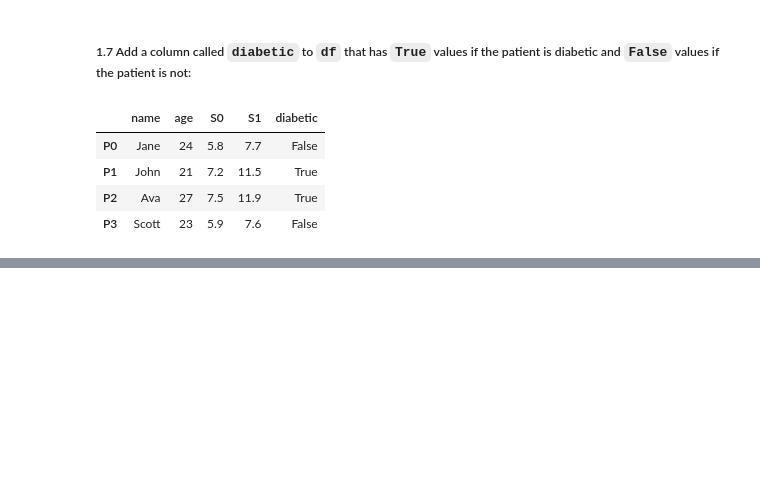
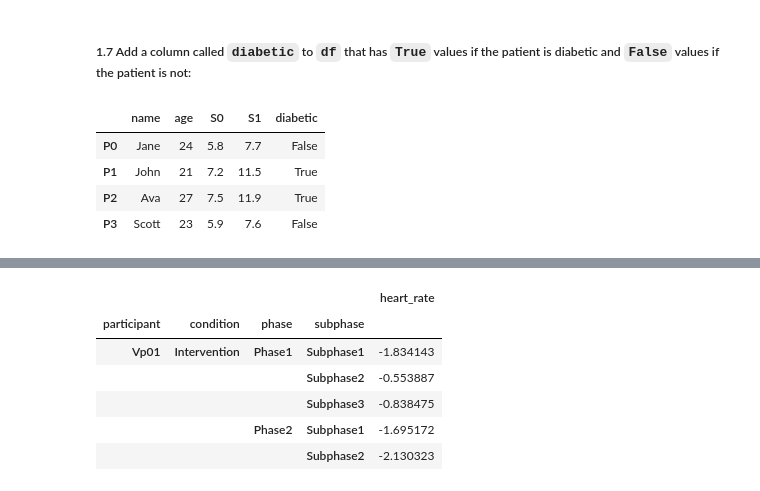
Before and after one commit to digikolleg-data-science-psychology/ads_exercise, a Jupyter notebook: course_directory/ads_exercise/source/07_pandas/07_pandas.ipynb, the cells around one changed output, grey strips where cells are left out. Saved outputs shown, nothing was run; the diff lists cells and outputs as text; code cells hidden in the pictures; blank space fills up the shorter version.

```diff
--- a/course_directory/ads_exercise/source/07_pandas/07_pandas.ipynb
+++ b/course_directory/ads_exercise/source/07_pandas/07_pandas.ipynb
@@ -298,32 +336,38 @@ assert True
 # %%
 subphases = {
     "Subphase1": {"start": 0, "stop": 49},
     "Subphase2": {"start": 50, "stop": 289},
     "Subphase3": {"start": 290, "stop": -1}
 }
 drop_participants = ["Vp07", "Vp22"]
 
 ### BEGIN SOLUTION
 data_all = pd.DataFrame()
 
 for phase in data_hr.keys():
     data = data_hr[phase]
     data = drop_cols(data, drop_participants)
 
     for subphase in subphases.keys():
         data_sub = data.iloc[subphases[subphase]["start"] : subphases[subphase]["stop"]]
 
         data_mean = calc_mean(data_sub)
 
-        break
-    break
-#         index = create_multi_index(data_mean.columns, list(data_condition["condition"]), phase, subphase)
+        index = create_multi_index(data_mean.columns, list(data_condition["condition"]), phase, subphase)
 
-#         data_mean.columns = index
-#         data_mean = data_mean.T
+        data_mean.columns = index
+        data_mean = data_mean.T
 
-#         data_all = pd.concat([data_all, data_mean], axis=0)
-# data_all = data_all.sort_index()
-# data_all.head()
+        data_all = pd.concat([data_all, data_mean], axis=0)
+data_all = data_all.sort_index()
+data_all.head()
 # ### END SOLUTION
+# %% [output]
+|  |  |  |  | heart_rate |
+| participant | condition | phase | subphase |  |
+| Vp01 | Intervention | Phase1 | Subphase1 | -1.834143 |
+|  |  |  | Subphase2 | -0.553887 |
+|  |  |  | Subphase3 | -0.838475 |
+|  |  | Phase2 | Subphase1 | -1.695172 |
+|  |  |  | Subphase2 | -2.130323 |
 # %%
```
Also changed, not shown: parts of 35 cells of this notebook.
